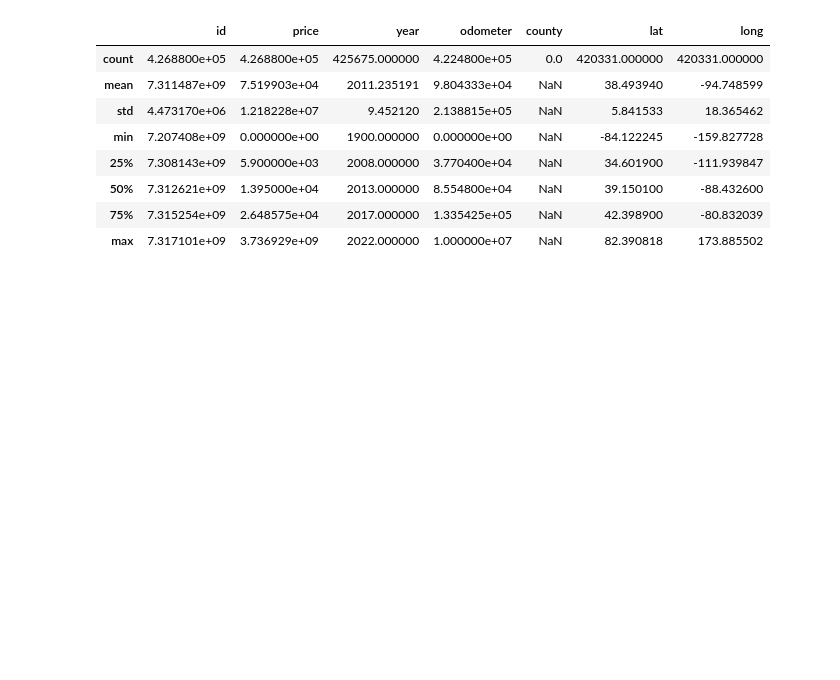
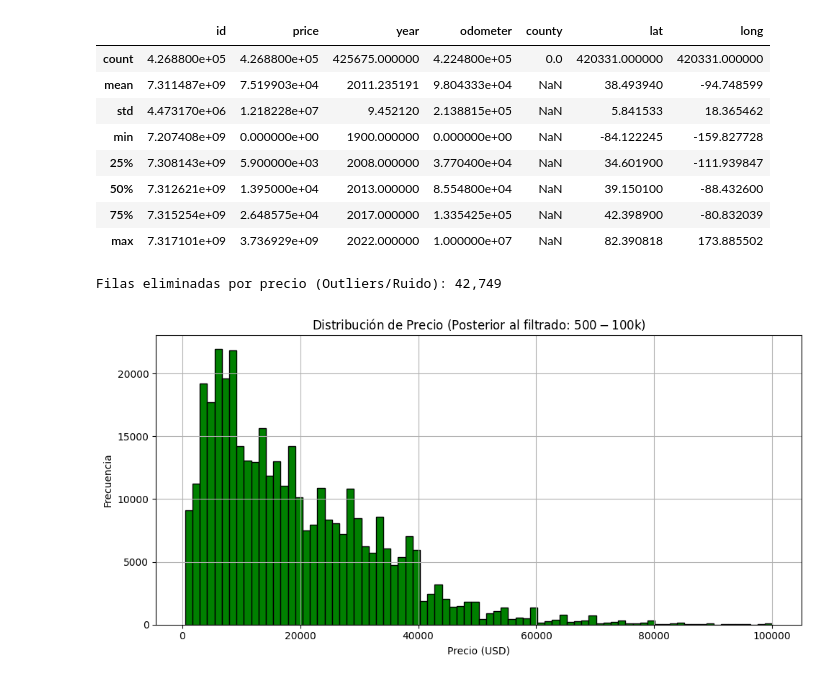
Before and after one commit to Mary-Paz-AN/PY_IA, a Jupyter notebook: EDA/notebookEDA.ipynb, the cells around one changed output. Saved outputs shown, nothing was run; the diff lists cells and outputs as text; code cells hidden in the pictures; blank space fills up the shorter version.

Commit message:
Histograma de precio

```diff
--- a/EDA/notebookEDA.ipynb
+++ b/EDA/notebookEDA.ipynb
@@ -64,3 +64,25 @@ df.describe()
 | max | 7.317101e+09 | 3.736929e+09 | 2022.000000 | 1.000000e+07 | NaN | 82.390818 | 173.885502 |
 # %%
 # Distribución de variables numéricas
+
+# Price
+# Filtrar el precio entre $500 y $100,000 (rango comercial lógico)
+df_precio = df[(df['price'] >= 500) & (df['price'] <= 100000)].copy()
+print(f"Filas eliminadas por precio (Outliers/Ruido): {len(df) - len(df_precio):,}")
+
+plt.figure(figsize=(10, 5))
+df_precio['price'].hist(bins=80, color='green', edgecolor='black')
+plt.title('Distribución de Precio (Posterior al filtrado: $500 - $100k)')
+plt.xlabel('Precio (USD)')
+plt.ylabel('Frecuencia')
+plt.tight_layout()
+plt.savefig('precio_distribucion.png', dpi=150)
+plt.show()
+
+# Year
+
+
+# Odometer
+# %% [output]
+Filas eliminadas por precio (Outliers/Ruido): 42,749
+[figure, added]
```
Also changed, not shown: 1 other file.
